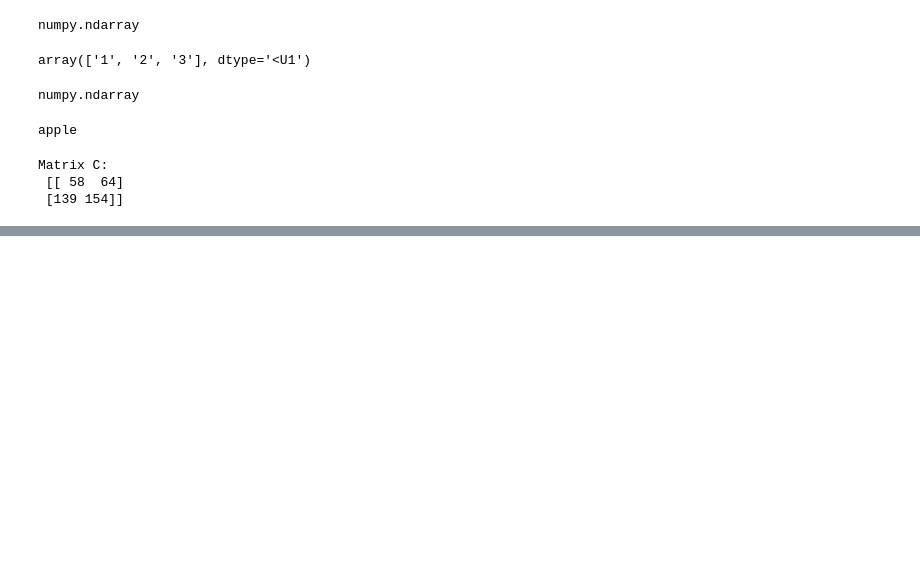
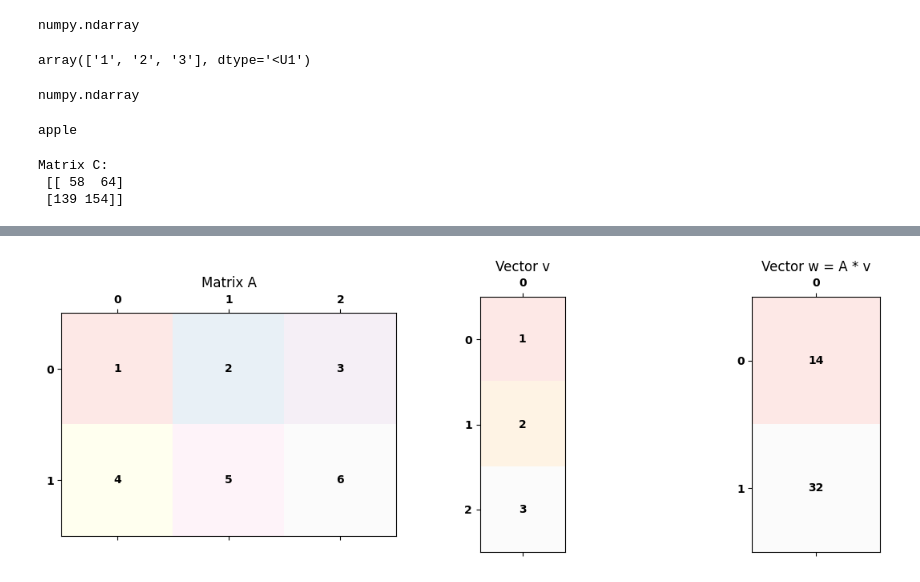
Before and after one commit to deep1003/deep1003, a Jupyter notebook: Week 04. Data and Structure.ipynb, the cells around one changed output, grey strips where cells are left out. Saved outputs shown, nothing was run; the diff lists cells and outputs as text; code cells hidden in the pictures; blank space fills up the shorter version.

```diff
--- a/Week 04. Data and Structure.ipynb
+++ b/Week 04. Data and Structure.ipynb
@@ -207,0 +284,26 @@ Matrix C:
+# %%
+# Define matrix A and vector v
+A = np.array([[1, 2, 3],
+              [4, 5, 6]])
+
+v = np.array([1, 2, 3])
+
+# Perform matrix-vector multiplication
+w = np.dot(A, v)
+
+# Create a figure to plot matrix A, vector v, and resulting vector w
+fig, axes = plt.subplots(1, 3, figsize=(12, 4))
+
+# Plot matrix A
+plot_matrix(axes[0], A, "Matrix A")
+
+# Plot vector v (reshape to make it a column vector for visualization)
+plot_matrix(axes[1], v.reshape(-1, 1), "Vector v")
+
+# Plot resulting vector w (reshape to make it a column vector for visualization)
+plot_matrix(axes[2], w.reshape(-1, 1), "Vector w = A * v")
+
+plt.tight_layout()
+plt.show()
+# %% [output]
+[figure, added]
```
Also changed, not shown: parts of 4 cells of this notebook.
